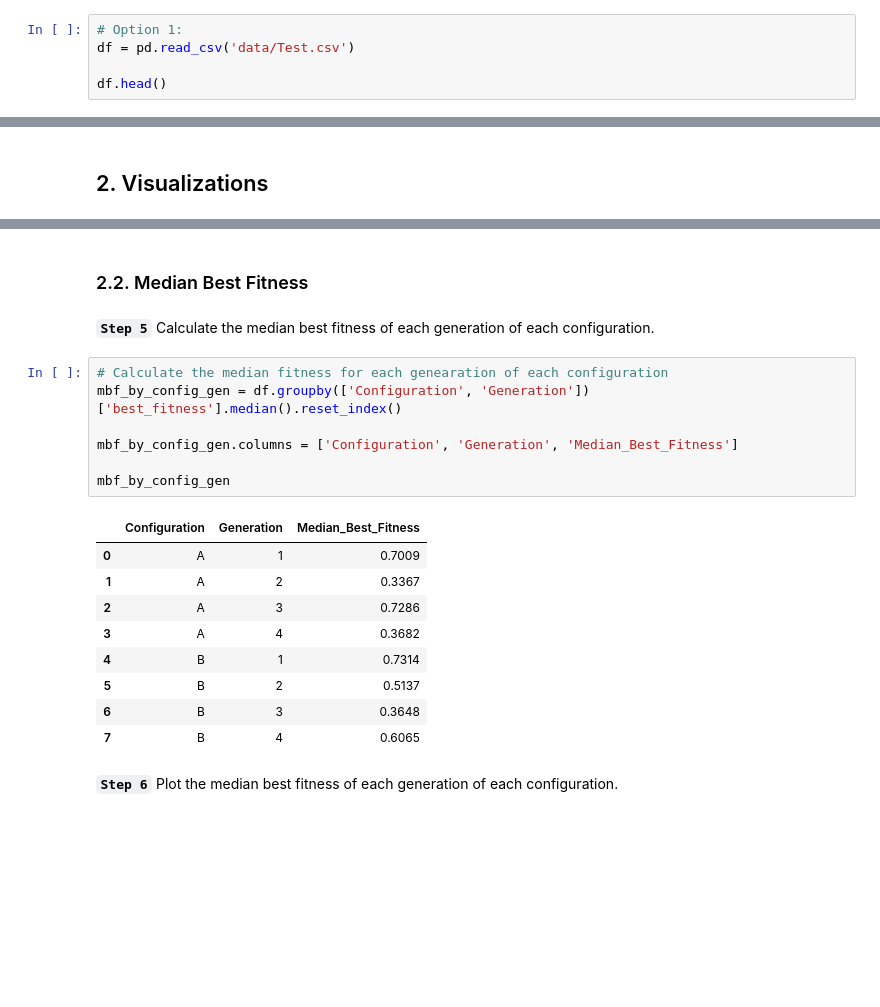
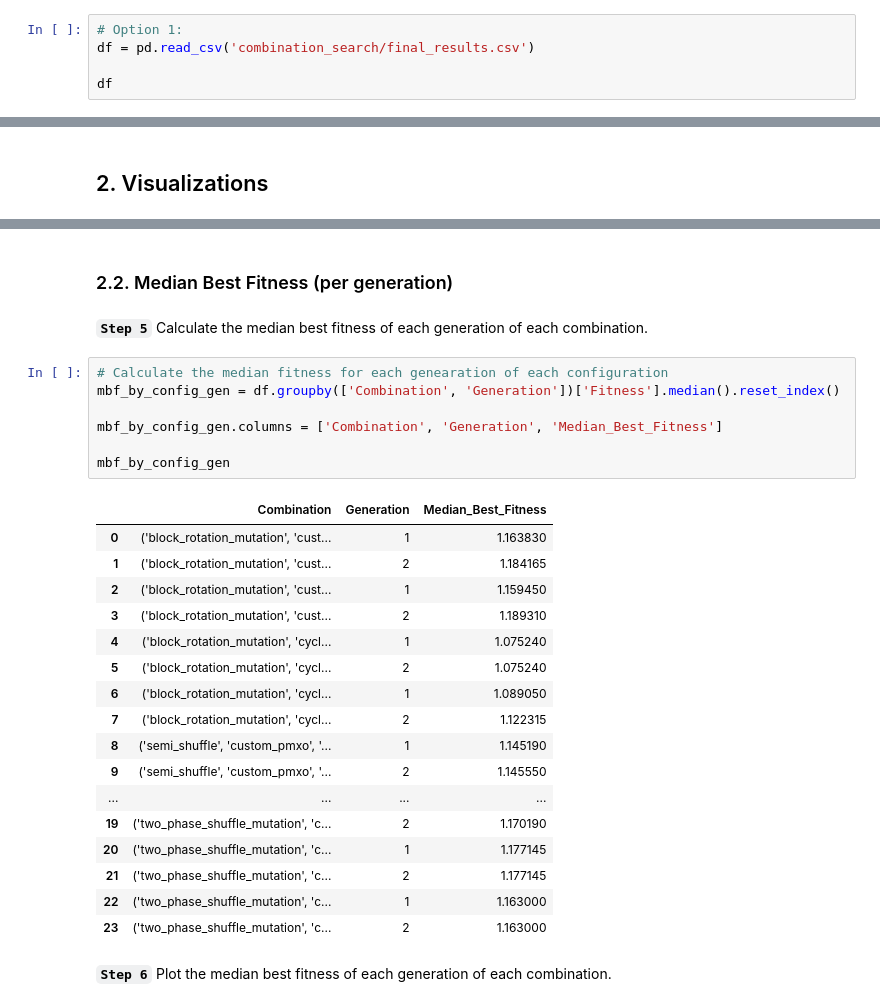
Before and after one commit to rafabernard0/CIFO_PROJECT, a Jupyter notebook: Performance.ipynb, the cells around one changed output, grey strips where cells are left out. Saved outputs shown, nothing was run; the diff lists cells and outputs as text; blank space fills up the shorter version.

```diff
--- a/Performance.ipynb
+++ b/Performance.ipynb
@@ -26,7 +29,7 @@ import seaborn as sns
 __`Step 2`__ Import the data from our runs.
 # %%
 # Option 1:
-df = pd.read_csv('data/Test.csv')
+df = pd.read_csv('combination_search/final_results.csv')
 
-df.head()
+df
 # %% [output]
@@ -122,23 +135,31 @@ plt.show()
 # %% [markdown]
-### 2.2. Median Best Fitness
+### 2.2. Median Best Fitness (per generation)
 # %% [markdown]
-__`Step 5`__ Calculate the median best fitness of each generation of each configuration.
+__`Step 5`__ Calculate the median best fitness of each generation of each combination.
 # %%
 # Calculate the median fitness for each genearation of each configuration
-mbf_by_config_gen = df.groupby(['Configuration', 'Generation'])['best_fitness'].median().reset_index()
+mbf_by_config_gen = df.groupby(['Combination', 'Generation'])['Fitness'].median().reset_index()
 
-mbf_by_config_gen.columns = ['Configuration', 'Generation', 'Median_Best_Fitness']
+mbf_by_config_gen.columns = ['Combination', 'Generation', 'Median_Best_Fitness']
 
 mbf_by_config_gen
 # %% [output]
-|  | Configuration | Generation | Median_Best_Fitness |
-| 0 | A | 1 | 0.7009 |
-| 1 | A | 2 | 0.3367 |
-| 2 | A | 3 | 0.7286 |
-| 3 | A | 4 | 0.3682 |
-| 4 | B | 1 | 0.7314 |
-| 5 | B | 2 | 0.5137 |
-| 6 | B | 3 | 0.3648 |
-| 7 | B | 4 | 0.6065 |
+|  | Combination | Generation | Median_Best_Fitness |
+| 0 | ('block_rotation_mutation', 'cust... | 1 | 1.163830 |
+| 1 | ('block_rotation_mutation', 'cust... | 2 | 1.184165 |
+| 2 | ('block_rotation_mutation', 'cust... | 1 | 1.159450 |
+| 3 | ('block_rotation_mutation', 'cust... | 2 | 1.189310 |
+| 4 | ('block_rotation_mutation', 'cycl... | 1 | 1.075240 |
+| 5 | ('block_rotation_mutation', 'cycl... | 2 | 1.075240 |
+| 6 | ('block_rotation_mutation', 'cycl... | 1 | 1.089050 |
+| 7 | ('block_rotation_mutation', 'cycl... | 2 | 1.122315 |
+| 8 | ('semi_shuffle', 'custom_pmxo', '... | 1 | 1.145190 |
+| 9 | ('semi_shuffle', 'custom_pmxo', '... | 2 | 1.145550 |
+| ... | ... | ... | ... |
+| 19 | ('two_phase_shuffle_mutation', 'c... | 2 | 1.170190 |
+| 20 | ('two_phase_shuffle_mutation', 'c... | 1 | 1.177145 |
+| 21 | ('two_phase_shuffle_mutation', 'c... | 2 | 1.177145 |
+| 22 | ('two_phase_shuffle_mutation', 'c... | 1 | 1.163000 |
+| 23 | ('two_phase_shuffle_mutation', 'c... | 2 | 1.163000 |
 # %% [markdown]
-__`Step 6`__ Plot the median best fitness of each generation of each configuration.
+__`Step 6`__ Plot the median best fitness of each generation of each combination.
```
Also changed, not shown: parts of 19 cells of this notebook.
